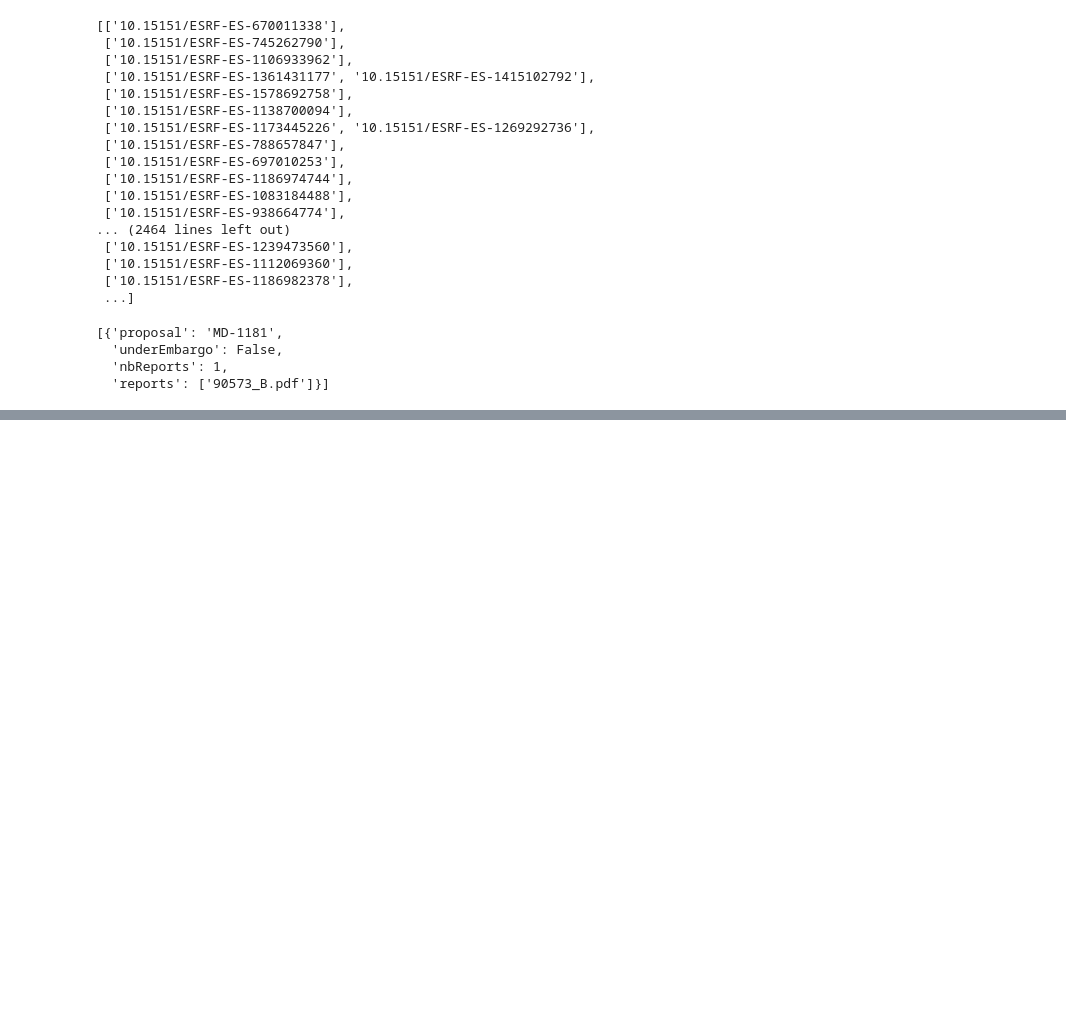
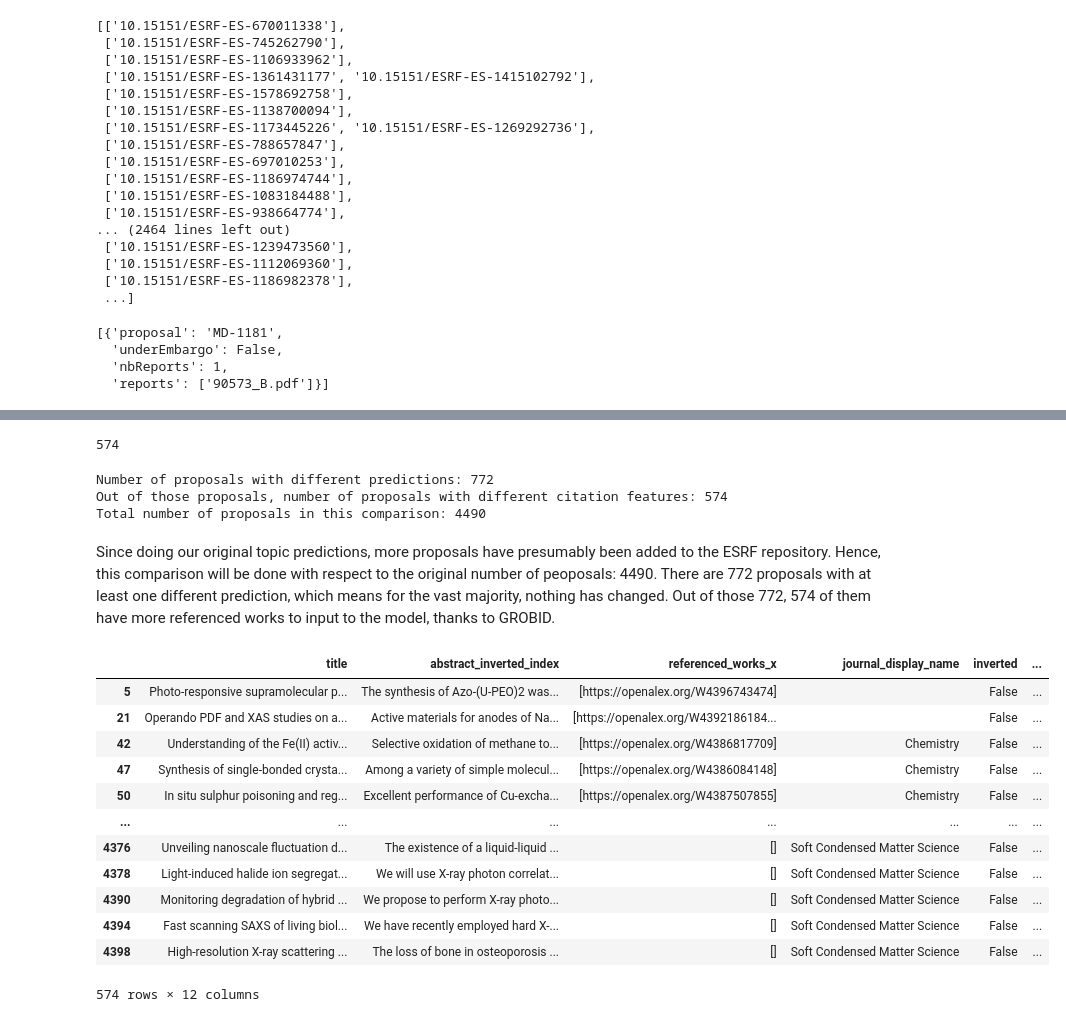
Before and after one commit to terencetan-c/synchrotron-proposals-topic-classification, a Jupyter notebook: Code/Data validation.ipynb, the cells around one changed output, grey strips where cells are left out. Cells and saved outputs as stored; diff of their text form; code cells hidden in the pictures; blank space fills up the shorter version.

```diff
--- a/Code/Data validation.ipynb
+++ b/Code/Data validation.ipynb
@@ -15,3 +14,17 @@ prop_esrf_pred=pd.read_json('/Users/fdp54928/Library/CloudStorage/OneDrive-Nexus
+# %%
+file_path1 = '/Users/fdp54928/Library/CloudStorage/OneDrive-Nexus365/GitHub Repositories/synchrotron-proposals-topic-classification/Datasets/ESRF/Predictions/Proposals_ESRF_Predictions'
+prop_esrf_pred=pd.read_json(file_path1)
+
+# with open(file_path1, 'r', encoding='utf-8') as f:
+#     prop_esrf_pred= json.load(f)
+
+file_path2 = '/Users/fdp54928/Library/CloudStorage/OneDrive-Nexus365/GitHub Repositories/synchrotron-proposals-topic-classification/Datasets/ESRF/Predictions/Proposals_ESRF_Predictions_with_PDF_metadata'
+prop_esrf_pred_pdf=pd.read_json(file_path2)
+
+# prop_esrf_pred_pdf=pd.read_json('/Users/fdp54928/Library/CloudStorage/OneDrive-Nexus365/GitHub Repositories/synchrotron-proposals-topic-classification/Datasets/ESRF/Predictions/Proposals_ESRF_Predictions')
+
+# with open(file_path2, 'r', encoding='utf-8') as f:
+#     prop_esrf_pred_pdf= json.load(f)
 # %% [markdown]
 ## Compare our topic predictions with the topics of the referenced works
 # %%
@@ -159,0 +191,45 @@ response.json()
+# %%
+prop_esrf_pred_combined = pd.merge(prop_esrf_pred_pdf,prop_esrf_pred[['Proposal number','topic predictions','referenced_works']], left_on='Proposal number', right_on='Proposal number',)
+# %%
+def compare_pred(df):
+    count = 0
+    ls = []
+    for item in df['topic predictions_x']:
+        ls.append(item['topic_id'])
+    for item in df['topic predictions_y']:
+        if item['topic_id'] not in ls:
+            count+=1
+        else:
+            pass
+
+    return count
+# %%
+diff_pred = prop_esrf_pred_combined[prop_esrf_pred_combined.apply(compare_pred,axis=1)!=0]
+# %% [output]
+574
+# %%
+print('Number of proposals with different predictions:', len(diff_pred))
+print('Out of those proposals, number of proposals with different citation features:', len(diff_pred[diff_pred['referenced_works_x'] == diff_pred['referenced_works_y']]))
+print('Total number of proposals in this comparison:', len(prop_esrf_pred_combined))
+# %% [output]
+Number of proposals with different predictions: 772
+Out of those proposals, number of proposals with different citation features: 574
+Total number of proposals in this comparison: 4490
+# %% [markdown]
+Since doing our original topic predictions, more proposals have presumably been added to the ESRF repository. Hence, this comparison will be done with respect to the original number of peoposals: 4490. There are 772 proposals with at least one different prediction, which means for the vast majority, nothing has changed. Out of those 772, 574 of them have more referenced works to input to the model, thanks to GROBID.
+# %%
+diff_pred[diff_pred['referenced_works_x'] == diff_pred['referenced_works_y']]
+# %% [output]
+|  | title | abstract_inverted_index | referenced_works_x | journal_display_name | inverted | ... |
+| 5 | Photo-responsive supramolecular p... | The synthesis of Azo-(U-PEO)2 was... | [https://openalex.org/W4396743474] |  | False | ... |
+| 21 | Operando PDF and XAS studies on a... | Active materials for anodes of Na... | [https://openalex.org/W4392186184... |  | False | ... |
+| 42 | Understanding of the Fe(II) activ... | Selective oxidation of methane to... | [https://openalex.org/W4386817709] | Chemistry | False | ... |
+| 47 | Synthesis of single-bonded crysta... | Among a variety of simple molecul... | [https://openalex.org/W4386084148] | Chemistry | False | ... |
+| 50 | In situ sulphur poisoning and reg... | Excellent performance of Cu-excha... | [https://openalex.org/W4387507855] | Chemistry | False | ... |
+| ... | ... | ... | ... | ... | ... | ... |
+| 4376 | Unveiling nanoscale fluctuation d... | The existence of a liquid-liquid ... | [] | Soft Condensed Matter Science | False | ... |
+| 4378 | Light-induced halide ion segregat... | We will use X-ray photon correlat... | [] | Soft Condensed Matter Science | False | ... |
+| 4390 | Monitoring degradation of hybrid ... | We propose to perform X-ray photo... | [] | Soft Condensed Matter Science | False | ... |
+| 4394 | Fast scanning SAXS of living biol... | We have recently employed hard X-... | [] | Soft Condensed Matter Science | False | ... |
+| 4398 | High-resolution X-ray scattering ... | The loss of bone in osteoporosis ... | [] | Soft Condensed Matter Science | False | ... |
+574 rows × 12 columns
```
Also changed, not shown: parts of 5 cells of this notebook, 13 other files.
